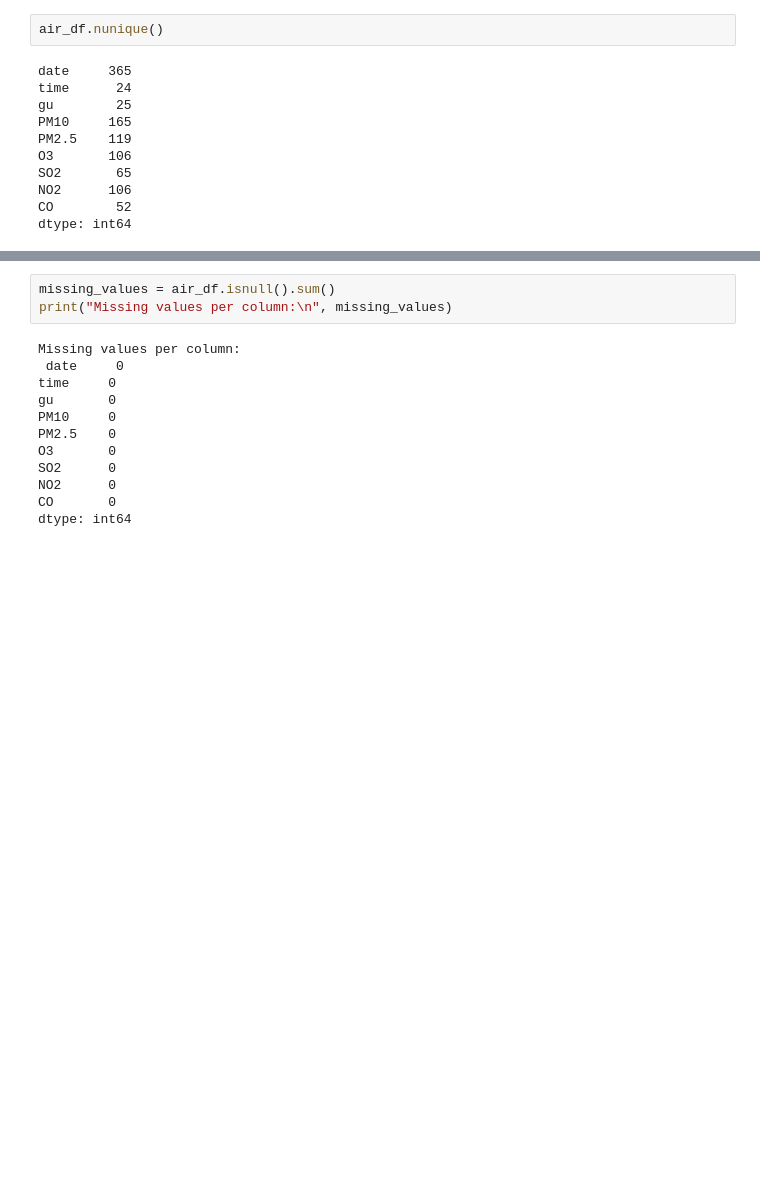
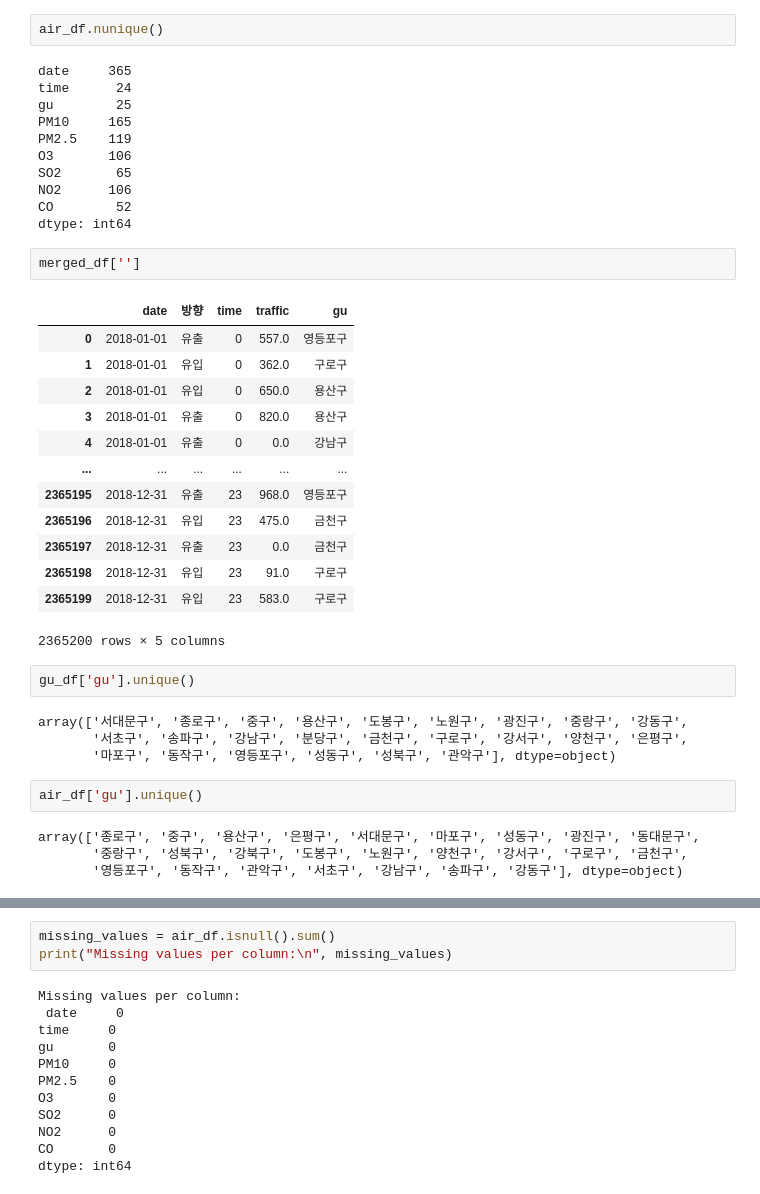
Before and after one commit to je0nh/yd3-MLOps_pj, a Jupyter notebook: ML.ipynb, the cells around one changed output, grey strips where cells are left out. Drawn from its saved outputs; the diff is of its cells as text; blank space fills up the shorter version.

Commit message:
gu_df에만 있는 값: {'분당구'} air_df에만 있는 값: {'강북구', '동대문구'}을확인

```diff
--- a/ML.ipynb
+++ b/ML.ipynb
@@ -464,3 +376,31 @@ SO2       65
 NO2      106
 CO        52
 dtype: int64
+# %%
+merged_df['']
+# %% [output]
+|  | date | 방향 | time | traffic | gu |
+| 0 | 2018-01-01 | 유출 | 0 | 557.0 | 영등포구 |
+| 1 | 2018-01-01 | 유입 | 0 | 362.0 | 구로구 |
+| 2 | 2018-01-01 | 유입 | 0 | 650.0 | 용산구 |
+| 3 | 2018-01-01 | 유출 | 0 | 820.0 | 용산구 |
+| 4 | 2018-01-01 | 유출 | 0 | 0.0 | 강남구 |
+| ... | ... | ... | ... | ... | ... |
+| 2365195 | 2018-12-31 | 유출 | 23 | 968.0 | 영등포구 |
+| 2365196 | 2018-12-31 | 유입 | 23 | 475.0 | 금천구 |
+| 2365197 | 2018-12-31 | 유출 | 23 | 0.0 | 금천구 |
+| 2365198 | 2018-12-31 | 유입 | 23 | 91.0 | 구로구 |
+| 2365199 | 2018-12-31 | 유입 | 23 | 583.0 | 구로구 |
+2365200 rows × 5 columns
+# %%
+gu_df['gu'].unique()
+# %% [output]
+array(['서대문구', '종로구', '중구', '용산구', '도봉구', '노원구', '광진구', '중랑구', '강동구',
+       '서초구', '송파구', '강남구', '분당구', '금천구', '구로구', '강서구', '양천구', '은평구',
+       '마포구', '동작구', '영등포구', '성동구', '성북구', '관악구'], dtype=object)
+# %%
+air_df['gu'].unique()
+# %% [output]
+array(['종로구', '중구', '용산구', '은평구', '서대문구', '마포구', '성동구', '광진구', '동대문구',
+       '중랑구', '성북구', '강북구', '도봉구', '노원구', '양천구', '강서구', '구로구', '금천구',
+       '영등포구', '동작구', '관악구', '서초구', '강남구', '송파구', '강동구'], dtype=object)
```
Also changed, not shown: parts of 7 cells of this notebook, 1 other file.
